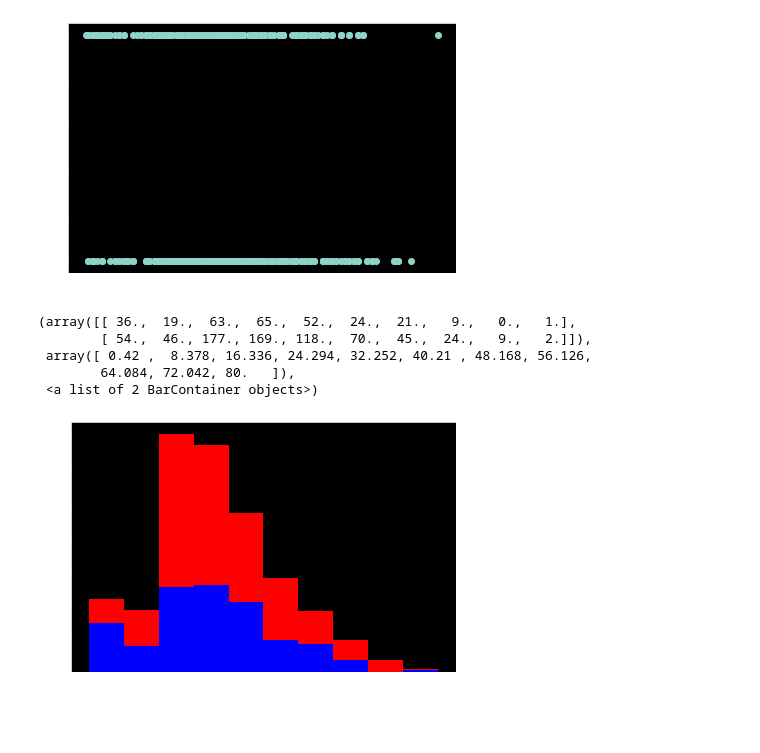
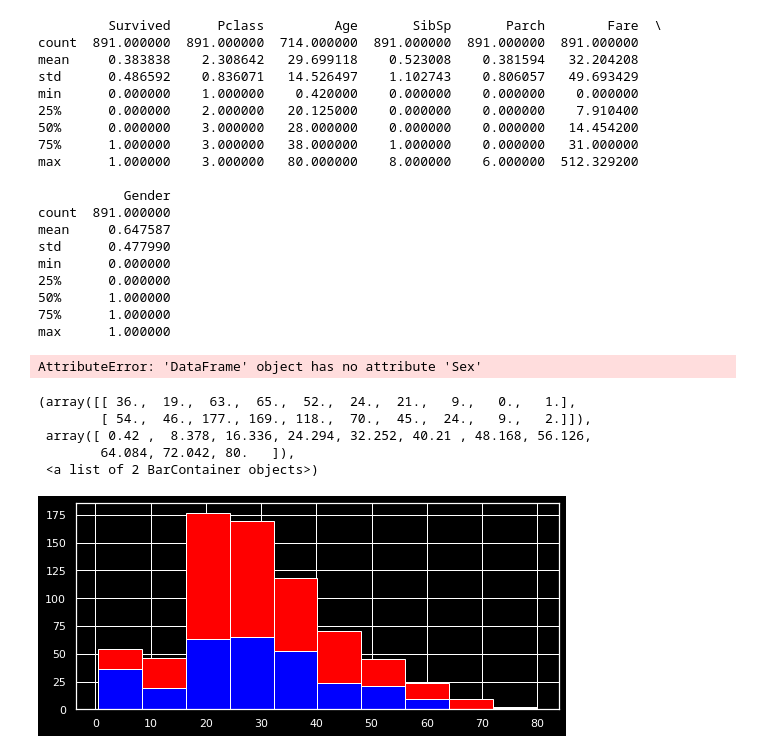
Before and after one commit to RMeissnerCC/99-ML-Learning-Projects, a Jupyter notebook: 001/exercise/titanic.ipynb, the cells around one changed output. Saved outputs shown, nothing was run; the diff lists cells and outputs as text; code cells hidden in the pictures; blank space fills up the shorter version.

```diff
--- a/001/exercise/titanic.ipynb
+++ b/001/exercise/titanic.ipynb
@@ -11,3 +12,3 @@ file_folder="../data"
 # %%
-test_data = pd.read_csv(f"{file_folder}/train.csv")
+train = pd.read_csv(f"{file_folder}/train.csv")
 # %%
@@ -56,17 +40,50 @@ test_data.describe()
+# %%
+# Drop name, ticket, cabin, embarked and passenger ID -> they seem irrelevant
+# Turn sex to number
+try:
+    del train["Embarked"]
+    del train["PassengerId"]
+    del train["Name"]
+    del train["Ticket"]
+    del train["Cabin"]
+except KeyError:
+    pass
+train["Gender"] = np.where(train["Sex"] == "male", 1,0)
+del train["Sex"]
+print(train.describe())
+print(train.Sex)
+train.shape
+# %% [output]
+         Survived      Pclass         Age       SibSp       Parch        Fare  \
+count  891.000000  891.000000  714.000000  891.000000  891.000000  891.000000
+mean     0.383838    2.308642   29.699118    0.523008    0.381594   32.204208
+std      0.486592    0.836071   14.526497    1.102743    0.806057   49.693429
+min      0.000000    1.000000    0.420000    0.000000    0.000000    0.000000
+25%      0.000000    2.000000   20.125000    0.000000    0.000000    7.910400
+50%      0.000000    3.000000   28.000000    0.000000    0.000000   14.454200
+75%      1.000000    3.000000   38.000000    1.000000    0.000000   31.000000
+max      1.000000    3.000000   80.000000    8.000000    6.000000  512.329200
+
+           Gender
+count  891.000000
+mean     0.647587
+std      0.477990
+min      0.000000
+25%      0.000000
+50%      1.000000
+75%      1.000000
+max      1.000000
+AttributeError: 'DataFrame' object has no attribute 'Sex'
 # %%
-plt.scatter(test_data["Age"], test_data["Survived"])
-plt.show()
-
-survived = test_data[test_data["Survived"] == 1]
-died = test_data[test_data["Survived"] == 0]
+survived = train[train["Survived"] == 1]
+died = train[train["Survived"] == 0]
 x = [survived["Age"], died["Age"]]
 plt.hist(x, bins=10, color=["blue", "red"], fill=True, stacked=True)
 # %% [output]
+(array([[ 36.,  19.,  63.,  65.,  52.,  24.,  21.,   9.,   0.,   1.],
+        [ 54.,  46., 177., 169., 118.,  70.,  45.,  24.,   9.,   2.]]),
+ array([ 0.42 ,  8.378, 16.336, 24.294, 32.252, 40.21 , 48.168, 56.126,
+        64.084, 72.042, 80.   ]),
+ <a list of 2 BarContainer objects>)
-[figure, old version]
+[figure, new version]
-(array([[ 36.,  19.,  63.,  65.,  52.,  24.,  21.,   9.,   0.,   1.],
-        [ 54.,  46., 177., 169., 118.,  70.,  45.,  24.,   9.,   2.]]),
- array([ 0.42 ,  8.378, 16.336, 24.294, 32.252, 40.21 , 48.168, 56.126,
-        64.084, 72.042, 80.   ]),
- <a list of 2 BarContainer objects>)
-[figure, removed]
 # %%
```
Also changed, not shown: parts of 11 cells of this notebook.
